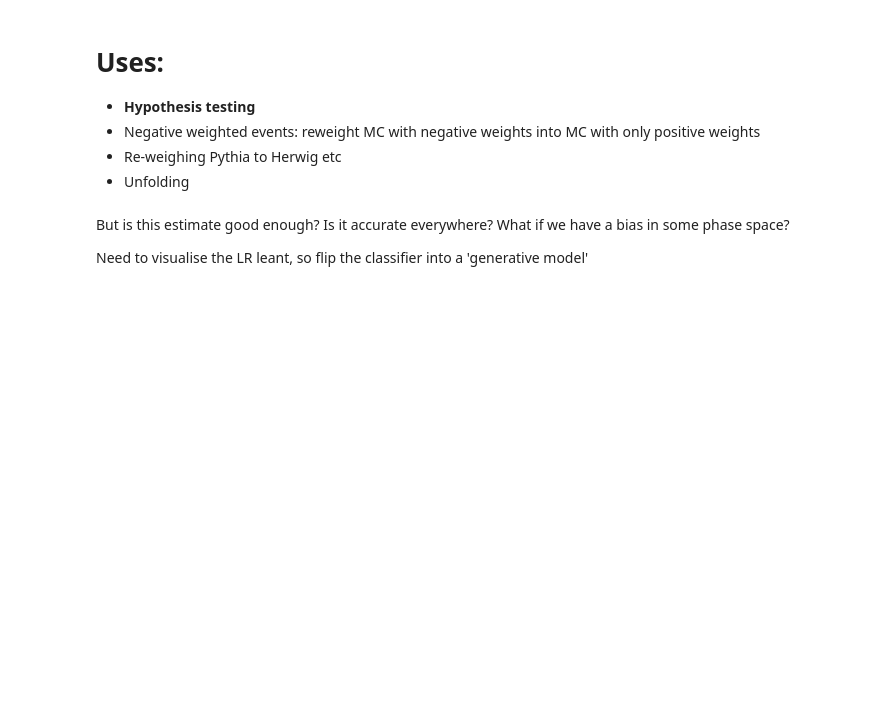
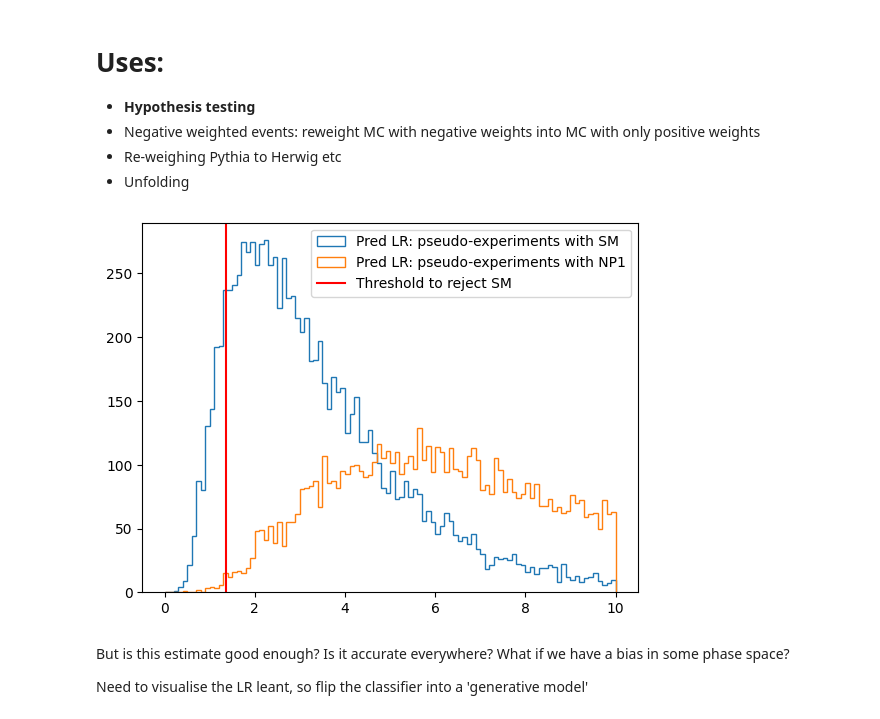
Before and after one commit to ml4hep-India/2023-icts, a Jupyter notebook: SBITutorial/SBI_Tutorial_1.ipynb, the cells around one changed output. Saved outputs shown, nothing was run; the diff lists cells and outputs as text; code cells hidden in the pictures; blank space fills up the shorter version.

```diff
--- a/SBITutorial/SBI_Tutorial_1.ipynb
+++ b/SBITutorial/SBI_Tutorial_1.ipynb
@@ -110,0 +128,17 @@ clf.fit(x=X_train[:nTrainSmall], y=Y_train[:nTrainSmall],
+# %%
+# Overtrained classifier example
+
+from tensorflow.keras.layers import Input, Dense
+from tensorflow.keras.models import Model
+
+inputs = Input(shape=(X_train.shape[1],))
+D = Dense(256, activation="linear")(inputs) # first layer
+D = Dense(256, activation="linear")(D)
+D = Dense(1, activation="sigmoid")(D) # last layer
+clf = Model(inputs=inputs, outputs=D)
+
+clf.compile(loss="binary_crossentropy", optimizer="adam")
+
+nTrainSmall = 5* 10**2
+clf.fit(x=X_train[:nTrainSmall], y=Y_train[:nTrainSmall],
+        epochs=10, batch_size=512)
@@ -111,4 +167,4 @@ clf.fit(x=X_train[:nTrainSmall], y=Y_train[:nTrainSmall],
 # %% [markdown]
 $$ LR = \frac{s}{1-s} $$
 # %%
-y_pred =
+y_pred = clf.predict(X_test, batch_size=4000).ravel()
@@ -115,5 +173,5 @@ y_pred =
 # %%
-lr_pred =
+lr_pred = y_pred/(1-y_pred)
 # %%
 LR_pred_SM_test = lr_pred[Y_test==0]
 LR_pred_NP1_test = lr_pred[Y_test==1]
@@ -132,6 +197,21 @@ print ("True LR: ", LR_NP1_test[:5], "\nPred LR: ", LR_pred_NP1_test[:5])
 - Unfolding
 # %%
 # Same as before, but now the estimated LR coems from the classifier
+nData = 10
+nPseudoExp = 10**4
+dataset_pred_LR_SM = LR_pred_SM_test[:nPseudoExp*nData].reshape(nData,-1).prod(axis=0)
+dataset_pred_LR_NP1 = LR_pred_NP1_test[:nPseudoExp*nData].reshape(nData,-1).prod(axis=0)
+
+plt.hist(dataset_pred_LR_SM,
+         bins=100, histtype="step", range=(0,10), label="Pred LR: pseudo-experiments with SM")
+plt.hist(dataset_pred_LR_NP1,
+         bins=100, histtype="step", range=(0,10), label="Pred LR: pseudo-experiments with NP1")
+threshold = 1.35
+plt.axvline(x = threshold, color = 'r', label = 'Threshold to reject SM')
+plt.legend()
+plt.show()
+# %% [output]
+[figure, added]
 # %% [markdown]
 But is this estimate good enough? Is it accurate everywhere?
 What if we have a bias in some phase space?
```
Also changed, not shown: parts of 22 cells of this notebook, 3 other files.
